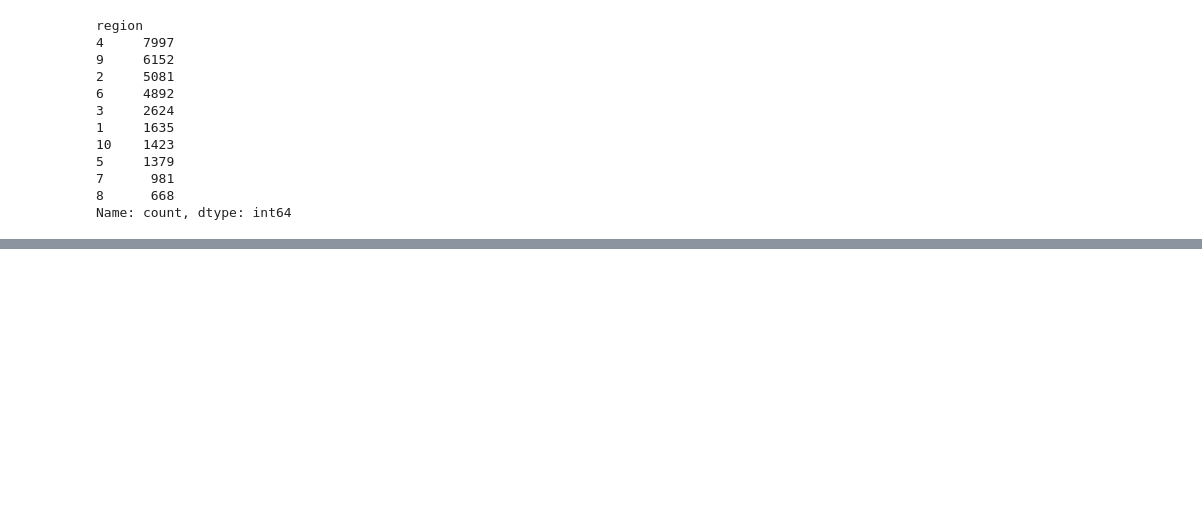
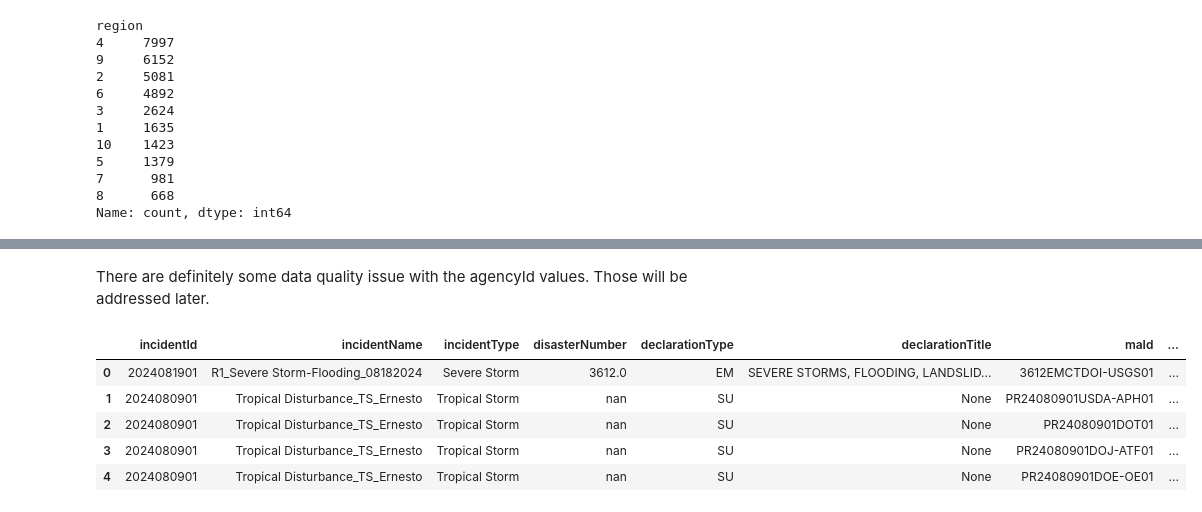
Before and after one commit to capstoneFA2025/FEMA-Recommender, a Jupyter notebook: explore_ma.ipynb, the cells around one changed output, grey strips where cells are left out. Drawn from its saved outputs; the diff is of its cells as text; code cells hidden in the pictures; blank space fills up the shorter version.

```diff
--- a/explore_ma.ipynb
+++ b/explore_ma.ipynb
@@ -68,2 +85,7 @@ Treat all columns as strings
 # %%
 df = df.astype(str)
+for column in df.columns:
+    nan_cells = df[column].isna()
+    df[column] = df[column].astype(str)
+    df.loc[nan_cells, column] = np.nan
+df.isna().sum()
@@ -301,4 +352,6 @@ fig = px.scatter(df.groupby(
 fig.show()
+# %% [markdown]
+There are definitely some data quality issue with the agencyId values. Those will be addressed later.
 # %%
 fig = px.scatter(df.groupby(
         ['agencyId', 'incidentType']).size(
@@ -337,0 +449,10 @@ fig.show()
+# %%
+df['year'] = df['incidentId'].str[:4]
+df.head()
+# %% [output]
+|  | incidentId | incidentName | incidentType | disasterNumber | declarationType | declarationTitle | maId | ... |
+| 0 | 2024081901 | R1_Severe Storm-Flooding_08182024 | Severe Storm | 3612.0 | EM | SEVERE STORMS, FLOODING, LANDSLID... | 3612EMCTDOI-USGS01 | ... |
+| 1 | 2024080901 | Tropical Disturbance_TS_Ernesto | Tropical Storm | nan | SU | None | PR24080901USDA-APH01 | ... |
+| 2 | 2024080901 | Tropical Disturbance_TS_Ernesto | Tropical Storm | nan | SU | None | PR24080901DOT01 | ... |
+| 3 | 2024080901 | Tropical Disturbance_TS_Ernesto | Tropical Storm | nan | SU | None | PR24080901DOJ-ATF01 | ... |
+| 4 | 2024080901 | Tropical Disturbance_TS_Ernesto | Tropical Storm | nan | SU | None | PR24080901DOE-OE01 | ... |
```
Also changed, not shown: parts of 22 cells of this notebook, 1 other file.
